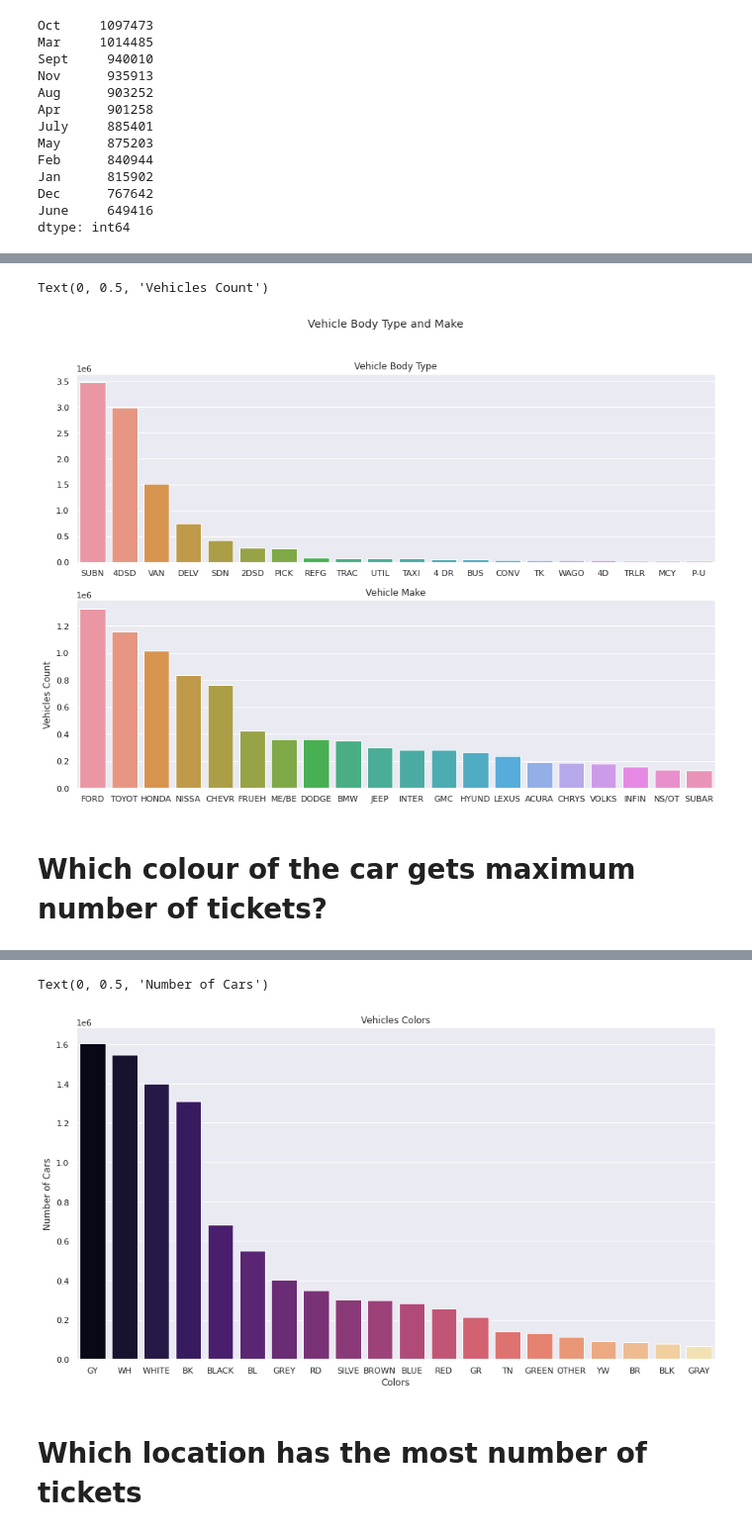
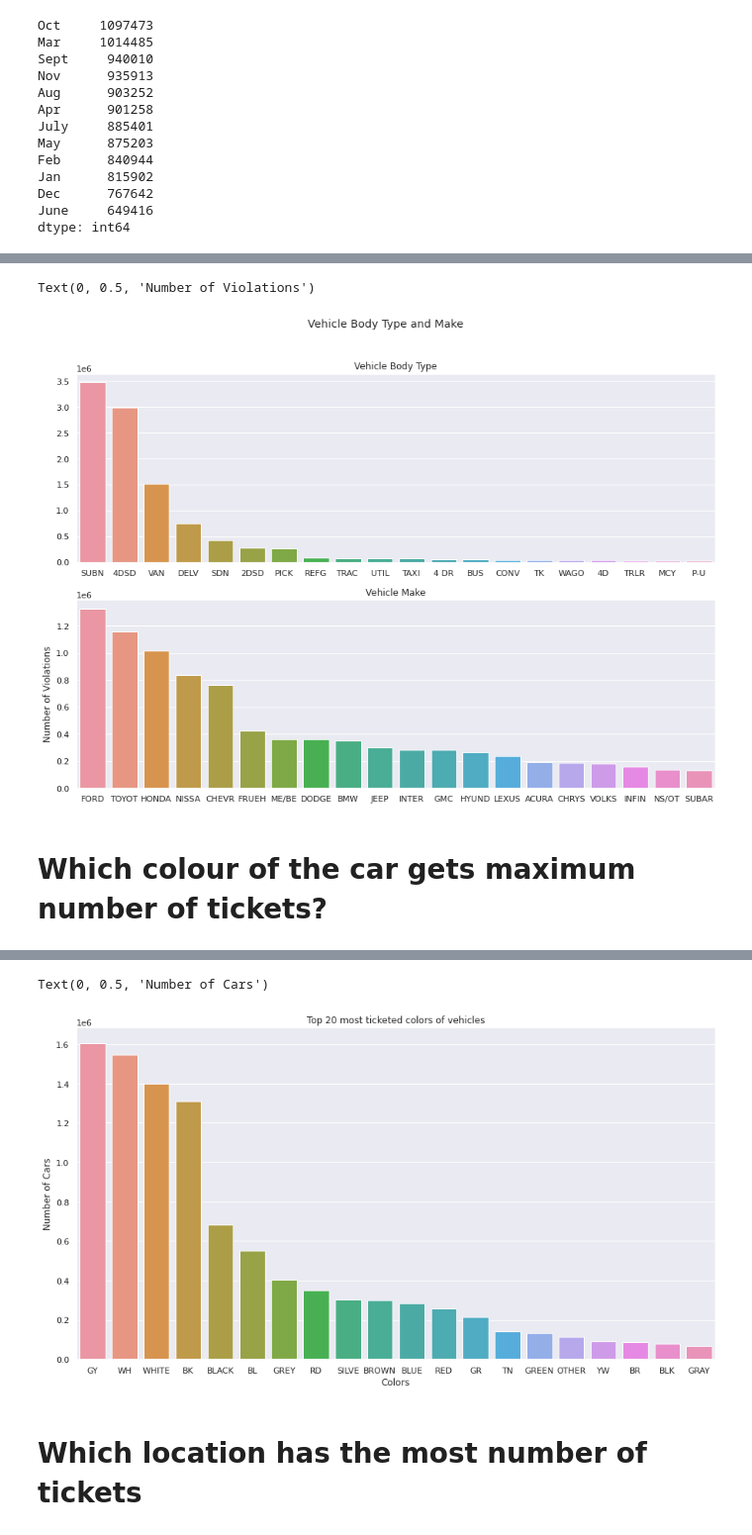
Before and after one commit to Amruta-Nadgouda/DataMiningProject, a Jupyter notebook: EDA_Kirti.ipynb, the cells around one changed output, grey strips where cells are left out. Shown at 99% size. Cells and saved outputs as stored; diff of their text form; code cells hidden in the pictures.

```diff
--- a/EDA_Kirti.ipynb
+++ b/EDA_Kirti.ipynb
@@ -165,17 +168,17 @@ fig, axes = plt.subplots(2, 1, figsize=(15, 10))
 fig.suptitle('Vehicle Body Type and Make')
 
 # Vehicle Body Type
-plt.ylabel('Vehicles Count')
+
 sns.barplot(ax=axes[0], x=vehicle_Body.index, y=vehicle_Body.values)
 axes[0].set_title("Vehicle Body Type")
 
 # Vehicle Make
 sns.barplot(ax=axes[1], x=vehicle_Make.index, y=vehicle_Make.values)
 axes[1].set_title("Vehicle Make")
-plt.ylabel('Vehicles Count')
+plt.ylabel('Number of Violations')
 # %% [output]
-Text(0, 0.5, 'Vehicles Count')
+Text(0, 0.5, 'Number of Violations')
-[figure, old version]
+[figure, new version]
 # %% [markdown]
 # **Which colour of the car gets maximum number of tickets?**
 # %%
@@ -202,13 +205,14 @@ GRAY       67427
 Name: Vehicle Color, dtype: int64
 # %%
 plt.figure(figsize=(15,8))
-sns.barplot(x = vehicle_Color.index, y = vehicle_Color.values, palette='magma')
-plt.title('Vehicles Colors')
+sns.barplot(x = vehicle_Color.index, y = vehicle_Color.values)
+sns.color_palette("magma", as_cmap=True)
+plt.title('Top 20 most ticketed colors of vehicles')
 plt.xlabel('Colors')
 plt.ylabel('Number of Cars')
 # %% [output]
 Text(0, 0.5, 'Number of Cars')
-[figure, old version]
+[figure, new version]
 # %% [markdown]
 # Which location has the most number of tickets
 # %%
```
Also changed, not shown: parts of 6 cells of this notebook.
